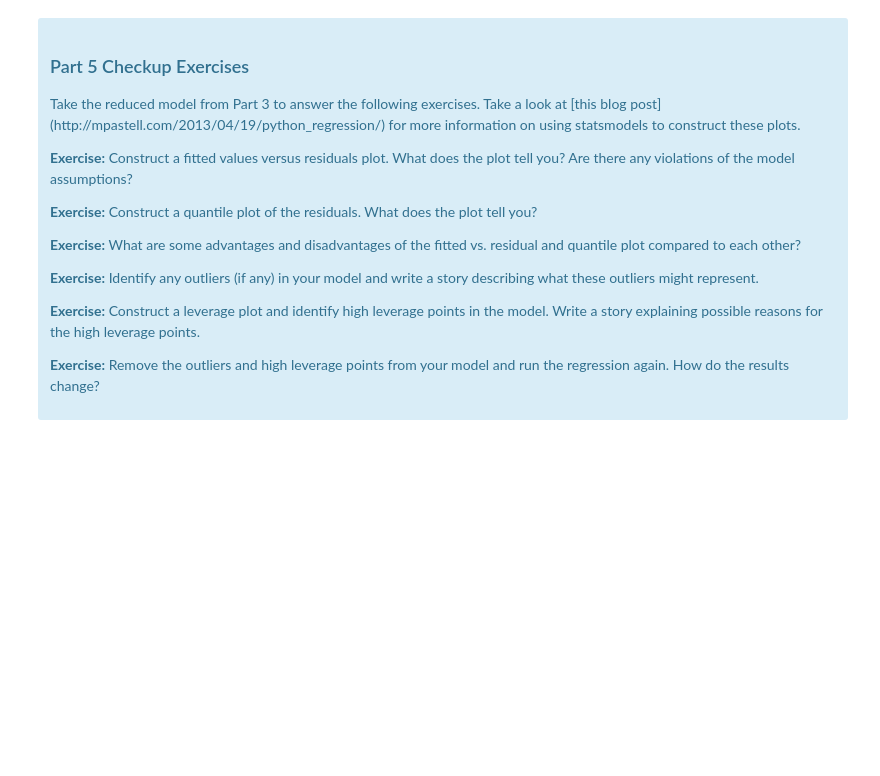
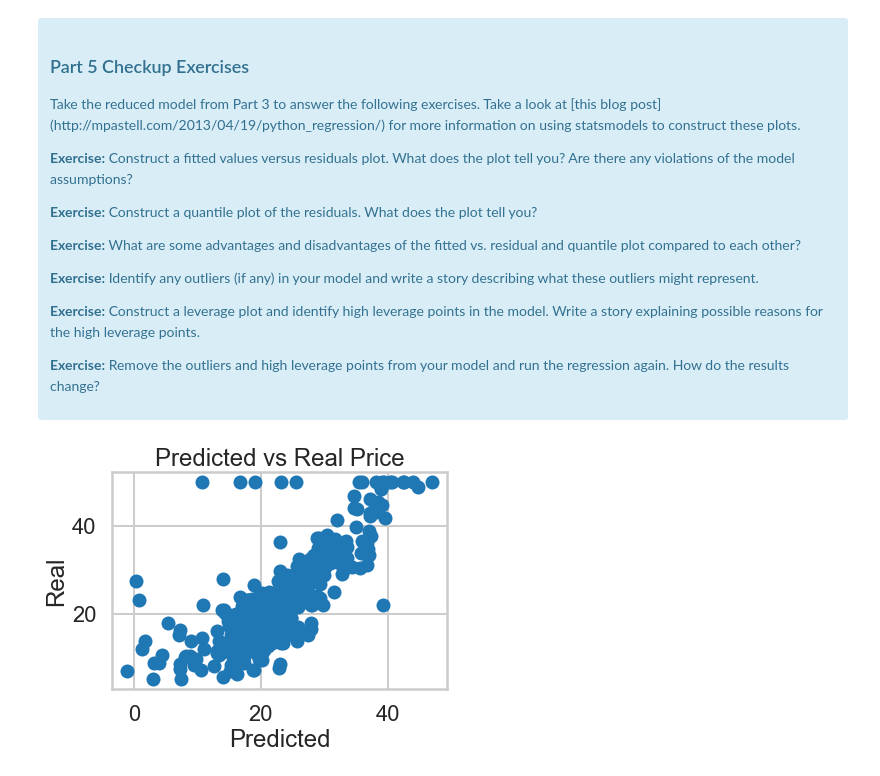
Before and after one commit to eerichmond/mec-mini-projects, a Jupyter notebook: mec-11.4.1-linear-regression-mini-project/Mini_Project_Linear_Regression.ipynb, the cells around one changed output. Saved outputs shown, nothing was run; the diff lists cells and outputs as text; code cells hidden in the pictures; blank space fills up the shorter version.

```diff
--- a/mec-11.4.1-linear-regression-mini-project/Mini_Project_Linear_Regression.ipynb
+++ b/mec-11.4.1-linear-regression-mini-project/Mini_Project_Linear_Regression.ipynb
@@ -773,0 +795,20 @@ F for PTRATIO 0.3474316326898715
+# %%
+# your turn
+import statsmodels.api as sm
+from statsmodels.formula.api import ols
+
+sm_crim_rm_pt = ols('PRICE ~ CRIM + RM + PTRATIO', bos).fit()
+
+print('F-statistic for CRIM + RM + PTRATIO = ' + str(sm_crim_rm_pt.fvalue))
+# The F-statistic is fairly high, indicating that the variables provide a statistically signficant impact on the price.
+
+print('R-squared for CRIM + RM + PTRATIO = ' + str(sm_crim_rm_pt.rsquared))
+print('AIC for CRIM + RM + PTRATIO = ' + str(sm_crim_rm_pt.aic))
+# The R-squared is almost 60% meaning that the variables have fairly high impact on the price.
+
+# The # of rooms has the biggest impact on the price, more than the other two variables combined.
+# The next biggest impact is pupil-teacher ratio which probably relates to school funding, which in most areas of the US,
+# is derived from property taxes. It makes sense there is a correlation between pupil-teacher ratio and house price.
+# The last variable crime also plays a factor as higher crime is correlated with lower income and so lower house prices.
+
+print(sm_crim_rm_pt.summary())
@@ -852,0 +936,12 @@ There are some other issues that are important investigate with linear regressio
+# %%
+# Your turn.
+
+plt.scatter(sm_crim_rm_pt.fittedvalues, bos.PRICE)
+plt.title("Predicted vs Real Price")
+plt.xlabel("Predicted")
+plt.ylabel("Real")
+plt.show()
+
+# The model does a fairly good job at predicting price. There are a few predictions that predict a much lower price than actual.
+# %% [output]
+[figure, added]
```
Also changed, not shown: parts of 16 cells of this notebook.
